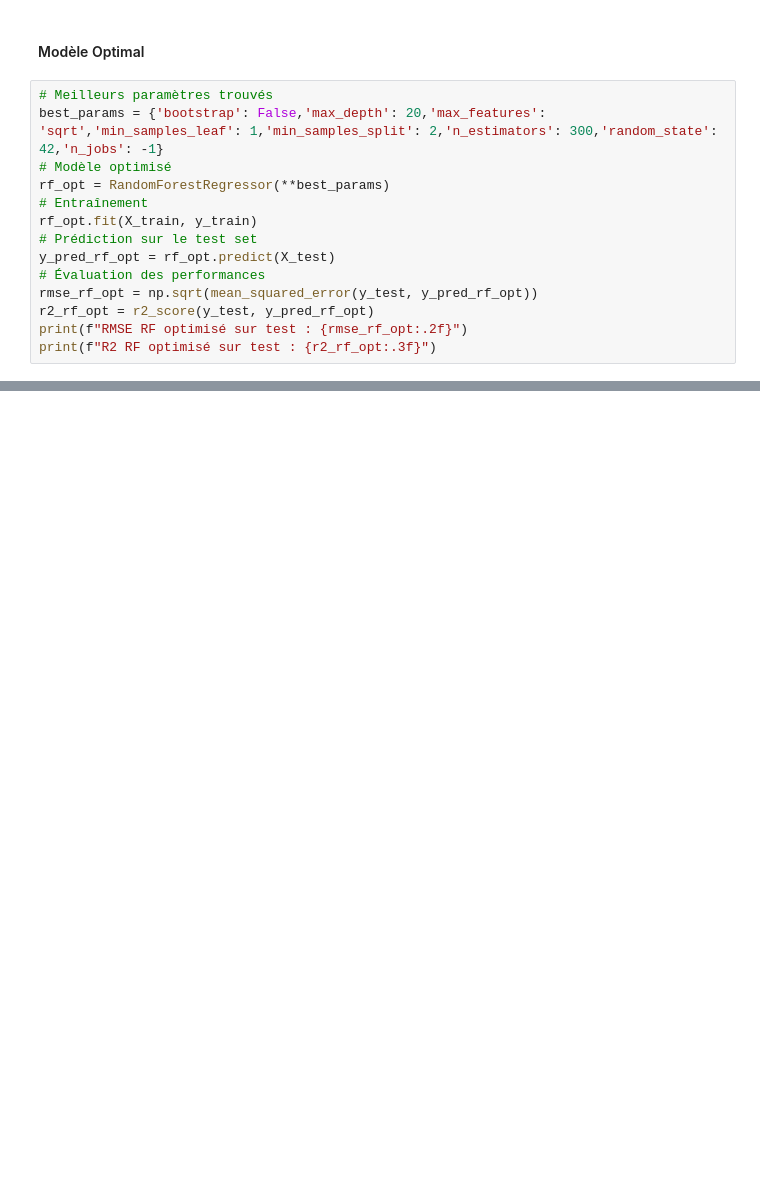
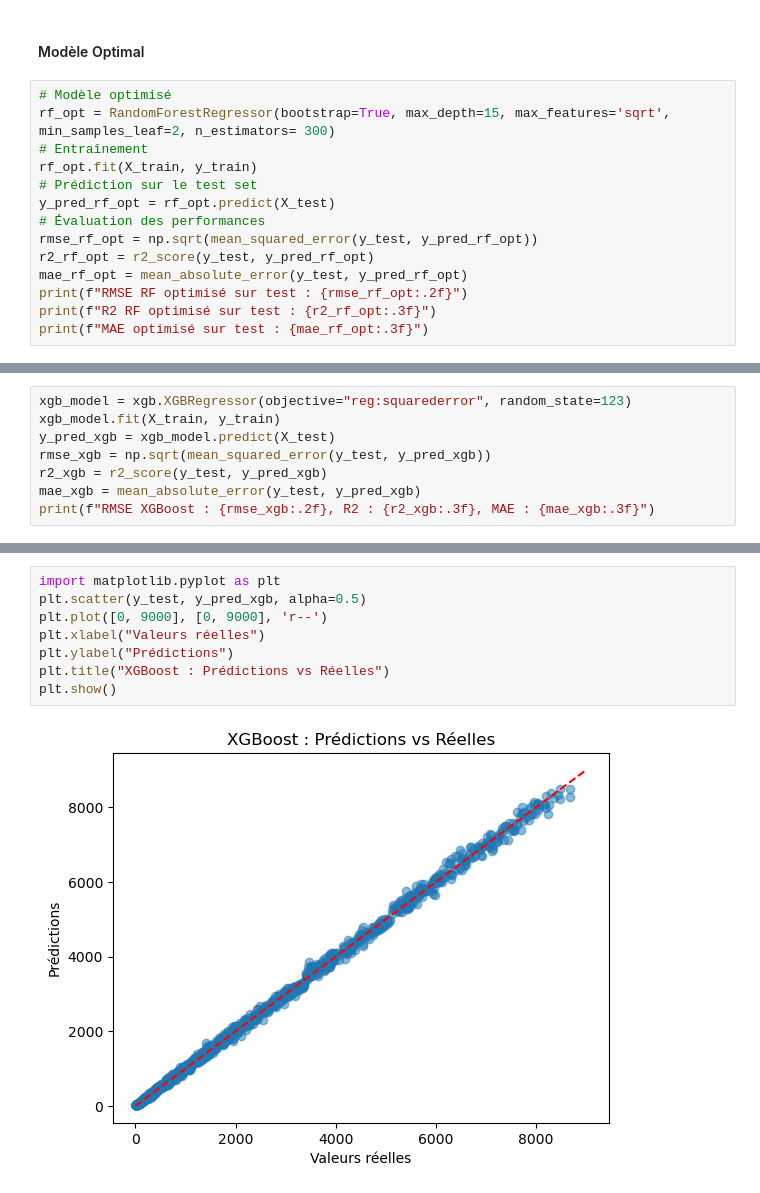
Before and after one commit to Bapt1st3/Telco_Customer_Prediction, a Jupyter notebook: regression.ipynb, the cells around one changed output, grey strips where cells are left out. Saved outputs shown, nothing was run; the diff lists cells and outputs as text; blank space fills up the shorter version.

```diff
--- a/regression.ipynb
+++ b/regression.ipynb
@@ -123,10 +133,8 @@ RMSE CV moyen : 178.86
 # %% [markdown]
 #### Modèle Optimal
 # %%
-# Meilleurs paramètres trouvés
-best_params = {'bootstrap': False,'max_depth': 20,'max_features': 'sqrt','min_samples_leaf': 1,'min_samples_split': 2,'n_estimators': 300,'random_state': 42,'n_jobs': -1}
 # Modèle optimisé
-rf_opt = RandomForestRegressor(**best_params)
+rf_opt = RandomForestRegressor(bootstrap=True, max_depth=15, max_features='sqrt', min_samples_leaf=2, n_estimators= 300)
 # Entraînement
 rf_opt.fit(X_train, y_train)
 # Prédiction sur le test set
@@ -134,6 +142,8 @@ y_pred_rf_opt = rf_opt.predict(X_test)
 # Évaluation des performances
 rmse_rf_opt = np.sqrt(mean_squared_error(y_test, y_pred_rf_opt))
 r2_rf_opt = r2_score(y_test, y_pred_rf_opt)
+mae_rf_opt = mean_absolute_error(y_test, y_pred_rf_opt)
 print(f"RMSE RF optimisé sur test : {rmse_rf_opt:.2f}")
 print(f"R2 RF optimisé sur test : {r2_rf_opt:.3f}")
+print(f"MAE optimisé sur test : {mae_rf_opt:.3f}")
 # %% [output]
@@ -141,0 +159,8 @@ R2 RF optimisé sur test : 0.993
+# %%
+xgb_model = xgb.XGBRegressor(objective="reg:squarederror", random_state=123)
+xgb_model.fit(X_train, y_train)
+y_pred_xgb = xgb_model.predict(X_test)
+rmse_xgb = np.sqrt(mean_squared_error(y_test, y_pred_xgb))
+r2_xgb = r2_score(y_test, y_pred_xgb)
+mae_xgb = mean_absolute_error(y_test, y_pred_xgb)
+print(f"RMSE XGBoost : {rmse_xgb:.2f}, R2 : {r2_xgb:.3f}, MAE : {mae_xgb:.3f}")
@@ -141,0 +237,10 @@ R2 RF optimisé sur test : 0.993
+# %%
+import matplotlib.pyplot as plt
+plt.scatter(y_test, y_pred_xgb, alpha=0.5)
+plt.plot([0, 9000], [0, 9000], 'r--')
+plt.xlabel("Valeurs réelles")
+plt.ylabel("Prédictions")
+plt.title("XGBoost : Prédictions vs Réelles")
+plt.show()
+# %% [output]
+[figure, added]
```
Also changed, not shown: parts of 21 cells of this notebook.
